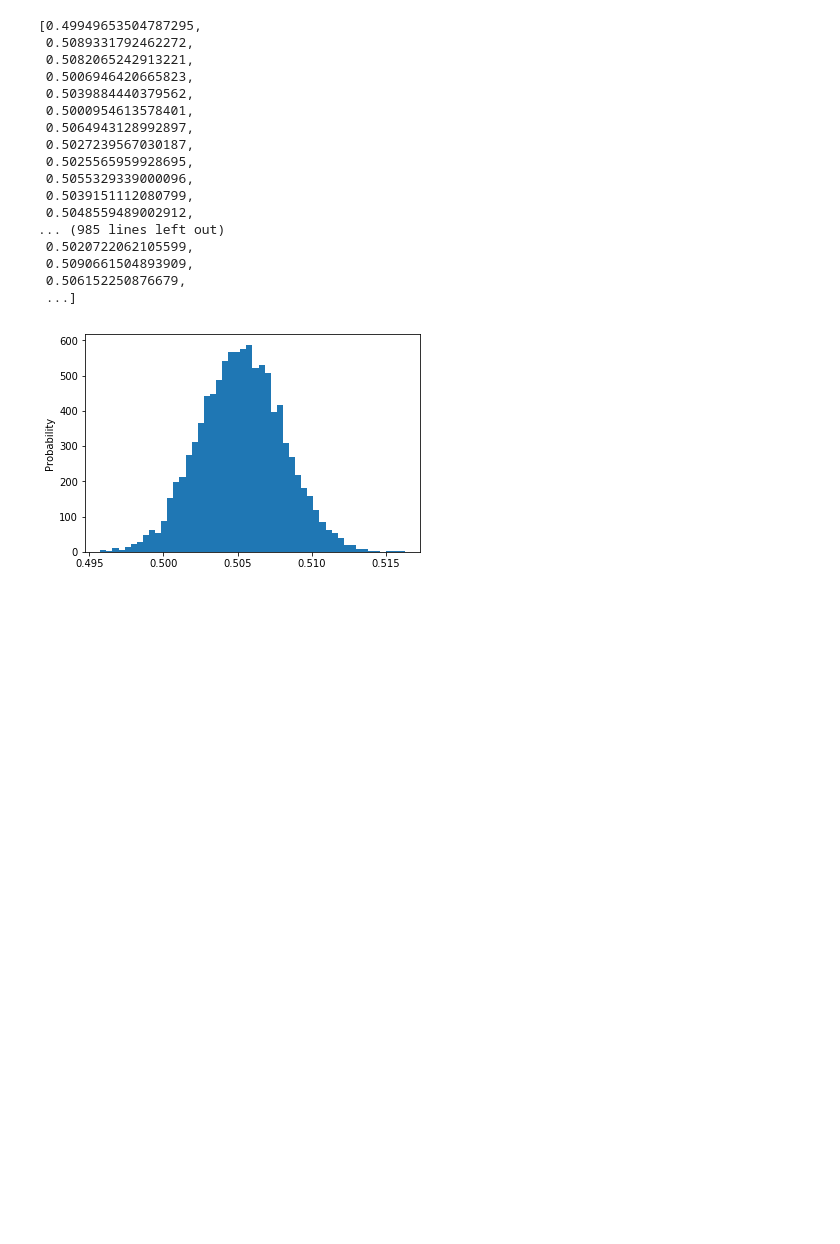
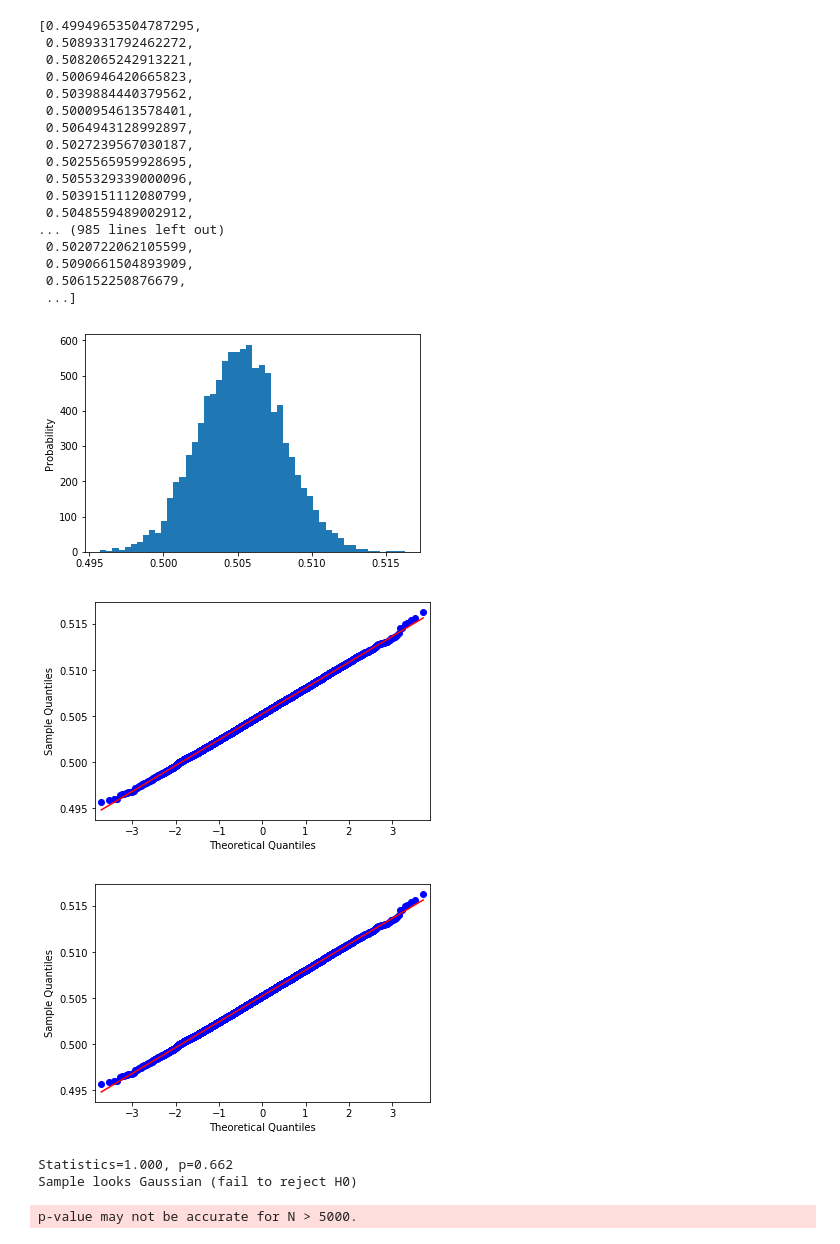
Before and after one commit to kperkins411/VoterAnalysis, a Jupyter notebook: VA_RandomForest_bootstrap.ipynb, the cells around one changed output. Saved outputs shown, nothing was run; the diff lists cells and outputs as text; code cells hidden in the pictures; blank space fills up the shorter version.

Commit message:
added some visualizations and a shapiro wilk test to verify normality of distribution

```diff
--- a/VA_RandomForest_bootstrap.ipynb
+++ b/VA_RandomForest_bootstrap.ipynb
@@ -143,6 +143,34 @@ plt.hist(rets, bins=50)
 plt.ylabel('Probability');
 # %% [output]
 [figure]
+# %%
+from statsmodels.graphics.gofplots import qqplot
+
+# q-q plot
+qqplot(np.ravel(rets), line='s')
+# pyplot.show()
+# %% [output]
+[figure, added]
+[figure, added]
+# %%
+# Shapiro-Wilk Test
+from numpy.random import seed
+from numpy.random import randn
+from scipy.stats import shapiro
+
+# normality test
+stat, p = shapiro(np.ravel(rets))
+print('Statistics=%.3f, p=%.3f' % (stat, p))
+# interpret
+alpha = 0.05
+if p > alpha:
+	print('Sample looks Gaussian (fail to reject H0)')
+else:
+	print('Sample does not look Gaussian (reject H0)')
+# %% [output]
+Statistics=1.000, p=0.662
+Sample looks Gaussian (fail to reject H0)
+p-value may not be accurate for N > 5000.
 # %%
 with open('bootstrap.pkl', 'wb') as f:
     pickle.dump(rets, f)
```
